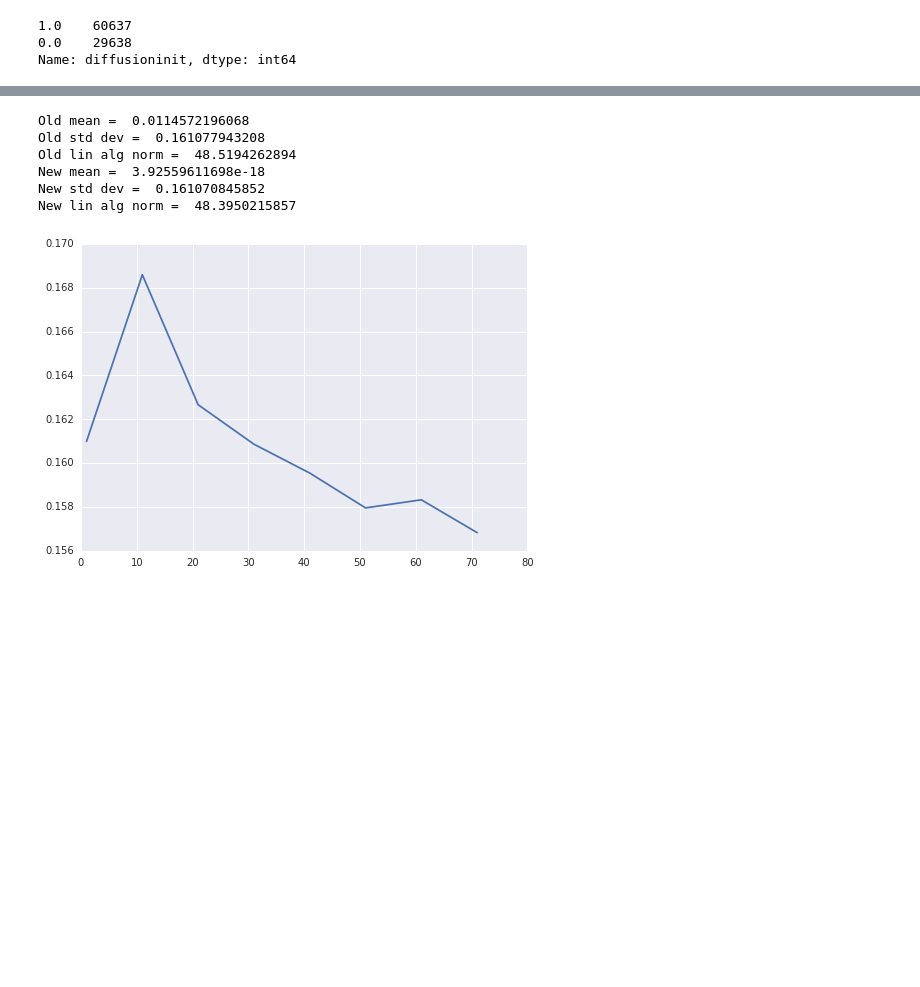
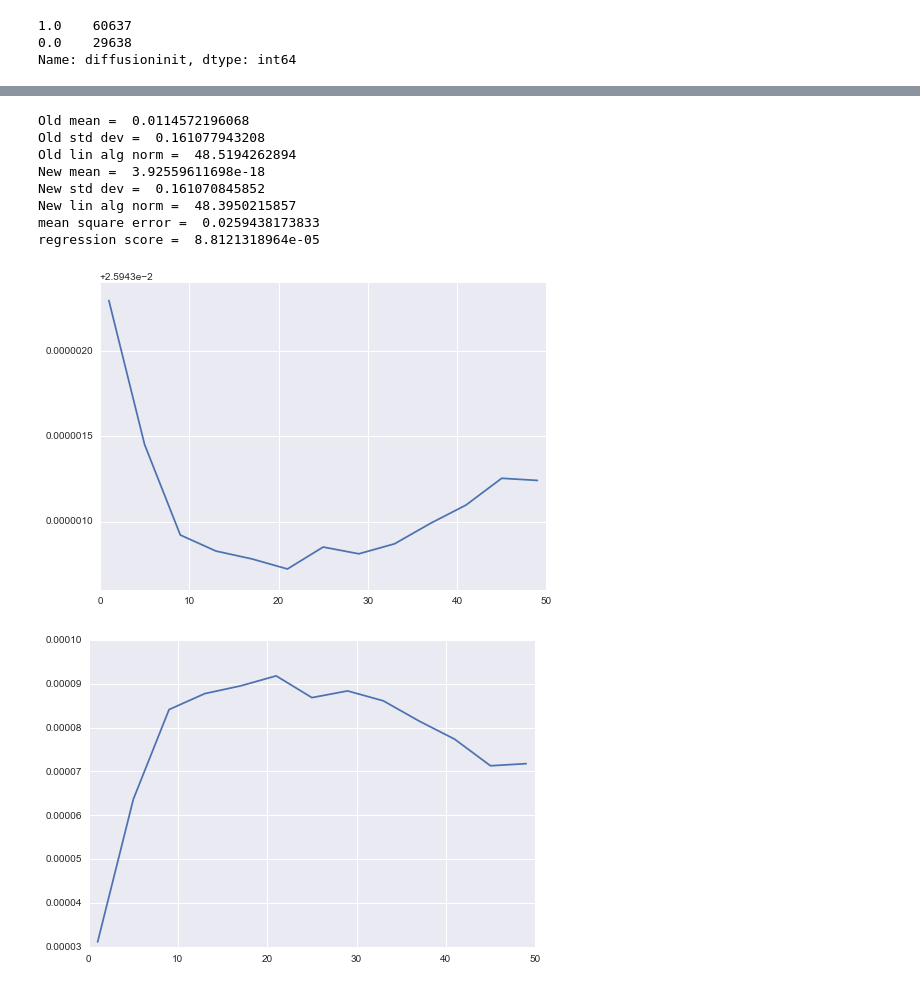
Before and after one commit to MatthewMcGonagle/KaggleZillow, a Jupyter notebook: diffusion.ipynb, the cells around one changed output, grey strips where cells are left out. Cells and saved outputs as stored; diff of their text form; code cells hidden in the pictures; blank space fills up the shorter version.

```diff
--- a/diffusion.ipynb
+++ b/diffusion.ipynb
@@ -228,6 +228,11 @@ print('Old lin alg norm = ', np.linalg.norm(y_train))
 print('New mean = ', np.mean(newlogerror))
 print('New std dev = ', np.std(newlogerror))
 print('New lin alg norm = ', np.linalg.norm(newlogerror))
+
+meansqrerror = np.mean((y_train - y_predict)**2)
+print('mean square error = ', meansqrerror)
+variancescore = linregr.score(x_train, y_train)
+print('regression score = ', variancescore)
 # %% [output]
 Old mean =  0.0114572196068
 Old std dev =  0.161077943208
@@ -235,33 +240,57 @@ Old lin alg norm =  48.5194262894
 New mean =  3.92559611698e-18
 New std dev =  0.161070845852
 New lin alg norm =  48.3950215857
+mean square error =  0.0259438173833
+regression score =  8.8121318964e-05
 # %%
 # Look at how average of standard deviation in each diffusion category depends on the number of neighbors used to
 # to compute diffusion.
 
-avgstd = []
-ks = range(1, 80, 10)
+meansqrerror = []
+variancescore = []
+
+ks = range(1, 50, 4)
+nbrs = NearestNeighbors()
+nbrs.fit(vals_df[['latitude', 'longitude']])
+
 for k in ks:
-    nbrs = NearestNeighbors(k)
-    nbrs.fit(vals_df[['latitude', 'longitude']])
 
     diffinit = vals_df['diffusioninit'].values
     diffusions = np.zeros(len(vals_df['diffusioninit']))
     coords = vals_df[['latitude', 'longitude']].values
-    nbrindex = nbrs.kneighbors(coords)[1]
+    nbrindex = nbrs.kneighbors(coords, n_neighbors = k)[1]
 
-    nbrindex
+    #nbrindex
 
-    for i in range(len(diffusions)):
-        nbrdiffusions = diffinit[nbrindex[i]]
-        diffusions[i] = np.mean(nbrdiffusions)
+    #for i in range(len(diffusions)):
+    #    nbrdiffusions = diffinit[nbrindex[i]]
+    #    diffusions[i] = np.mean(nbrdiffusions)
+
+    nbrdiffusions = diffinit[nbrindex]
+    meandiffusions = np.mean(nbrdiffusions, axis = 1)
+    newdiffusions = np.stack((meandiffusions, diffinit))
+    diffusions = np.amax(newdiffusions, axis = 0)
 
     vals_df['diffusion'] = diffusions
-    grouped_df = vals_df.groupby('diffusion').std()
-    newavgstd = np.mean(grouped_df['logerror'].values)
-    avgstd.append(newavgstd)
 
-plt.plot(ks, avgstd)
+    linregr = linear_model.LinearRegression()
+    x_train = vals_df['diffusion'].values
+    x_train = x_train.reshape(-1,1)
+    y_train = vals_df['logerror'].values
+    y_train = y_train.reshape(-1,1)
+
+    linregr.fit(x_train, y_train)
+    y_predict = linregr.predict(x_train)
+    newsqrerror = np.mean((y_train - y_predict)**2)
+    meansqrerror.append(newsqrerror)
+    newvariancescore = linregr.score(x_train, y_train)
+    variancescore.append(newvariancescore)
+
+plt.plot(ks, meansqrerror)
 plt.show()
+
+plt.plot(ks, variancescore)
+plt.show()
 # %% [output]
-[figure, old version]
+[figure, new version]
+[figure, added]
```
Also changed, not shown: parts of 9 cells of this notebook.
